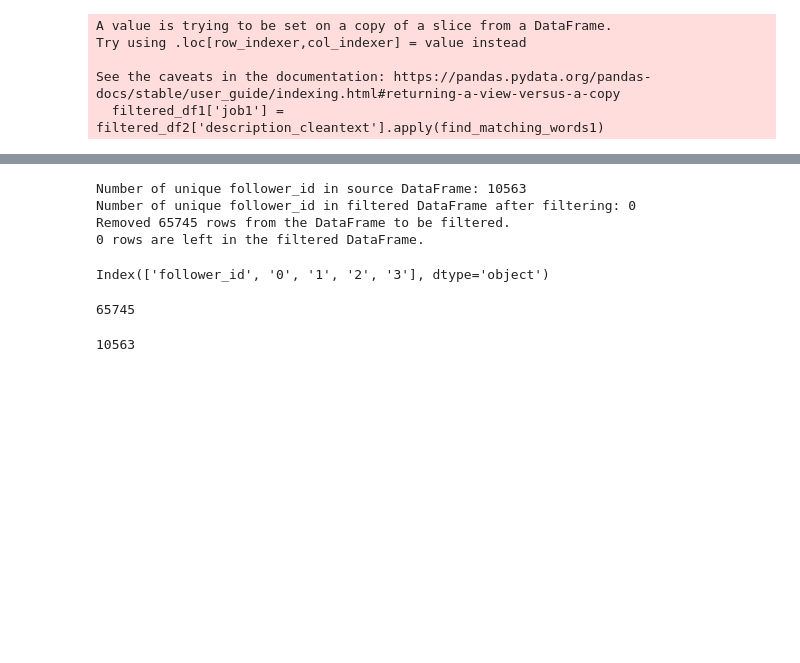
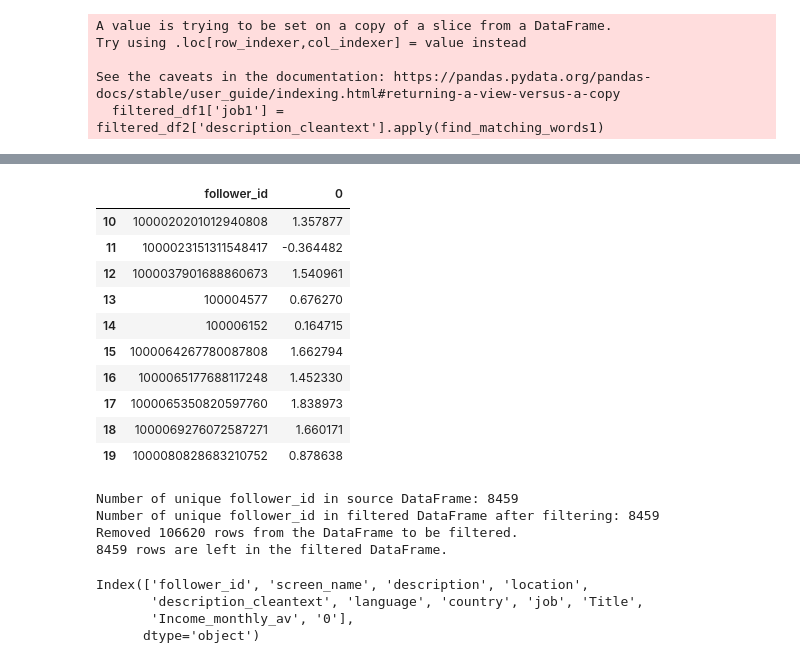
Before and after one commit to livtol99/Liv-Stage---FOCOS-Hand-Over, a Jupyter notebook: Code/Brand Validation/Bio_validation.ipynb, the cells around one changed output, grey strips where cells are left out. Drawn from its saved outputs; the diff is of its cells as text; code cells hidden in the pictures; blank space fills up the shorter version.

```diff
--- a/Code/Brand Validation/Bio_validation.ipynb
+++ b/Code/Brand Validation/Bio_validation.ipynb
@@ -353,2 +235,6 @@ dtype: object
+# %%
+#load coordinate files
+coords = pd.read_csv('/home/livtollanes/NewData/coordinates/full_network_coords/full_network_row_coordinates.csv')
 # %%
-coords['follower_id'] = coords['follower_id'].astype('object')
+#change 'follower_id' to object
+coords['follower_id'] = coords['follower_id'].astype(str)
@@ -364,4 +240,0 @@ dtype: object
-# %%
-import pandas as pd
-
-coords = pd.read_csv('/home/livtollanes/NewData/coordinates_labeled_subsets/m1_lab_coords/m1_lab_row_coordinates.csv')
@@ -377,7 +243,21 @@ jobs.head()
+# %%
+coords1.iloc[10:20]
+# %% [output]
+|  | follower_id | 0 |
+| 10 | 1000020201012940808 | 1.357877 |
+| 11 | 1000023151311548417 | -0.364482 |
+| 12 | 1000037901688860673 | 1.540961 |
+| 13 | 100004577 | 0.676270 |
+| 14 | 100006152 | 0.164715 |
+| 15 | 1000064267780087808 | 1.662794 |
+| 16 | 1000065177688117248 | 1.452330 |
+| 17 | 1000065350820597760 | 1.838973 |
+| 18 | 1000069276072587271 | 1.660171 |
+| 19 | 1000080828683210752 | 0.878638 |
 # %%
-coords_streamlined = utils2.streamline_IDs(source= jobs, df_tofilter= coords, column= 'follower_id')
+coords_streamlined = utils2.streamline_IDs(source= jobs, df_tofilter= coords1, column= 'follower_id')
 # %% [output]
-Number of unique follower_id in source DataFrame: 10563
-Number of unique follower_id in filtered DataFrame after filtering: 0
-Removed 65745 rows from the DataFrame to be filtered.
-0 rows are left in the filtered DataFrame.
+Number of unique follower_id in source DataFrame: 8459
+Number of unique follower_id in filtered DataFrame after filtering: 8459
+Removed 106620 rows from the DataFrame to be filtered.
+8459 rows are left in the filtered DataFrame.
@@ -384,4 +266,7 @@ Removed 65745 rows from the DataFrame to be filtered.
 # %%
-coords.columns
+jobs1.columns
 # %% [output]
-Index(['follower_id', '0', '1', '2', '3'], dtype='object')
+Index(['follower_id', 'screen_name', 'description', 'location',
+       'description_cleantext', 'language', 'country', 'job', 'Title',
+       'Income_monthly_av', '0'],
+      dtype='object')
@@ -391,8 +272,0 @@ jobs1 = jobs.merge(coords1[['follower_id', 'd0']], on='follower_id', how='left')
-# %%
-coords['follower_id'].nunique()
-# %% [output]
-65745
-# %%
-jobs['follower_id'].nunique()
-# %% [output]
-10563
```
Also changed, not shown: parts of 29 cells of this notebook, 1 other file.
